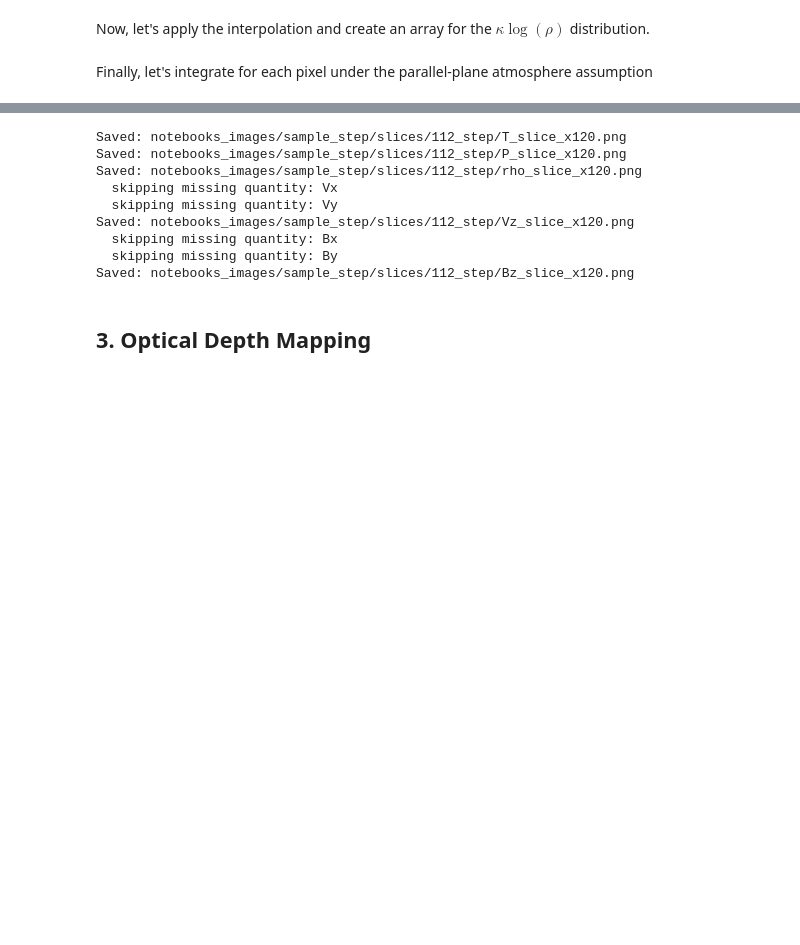
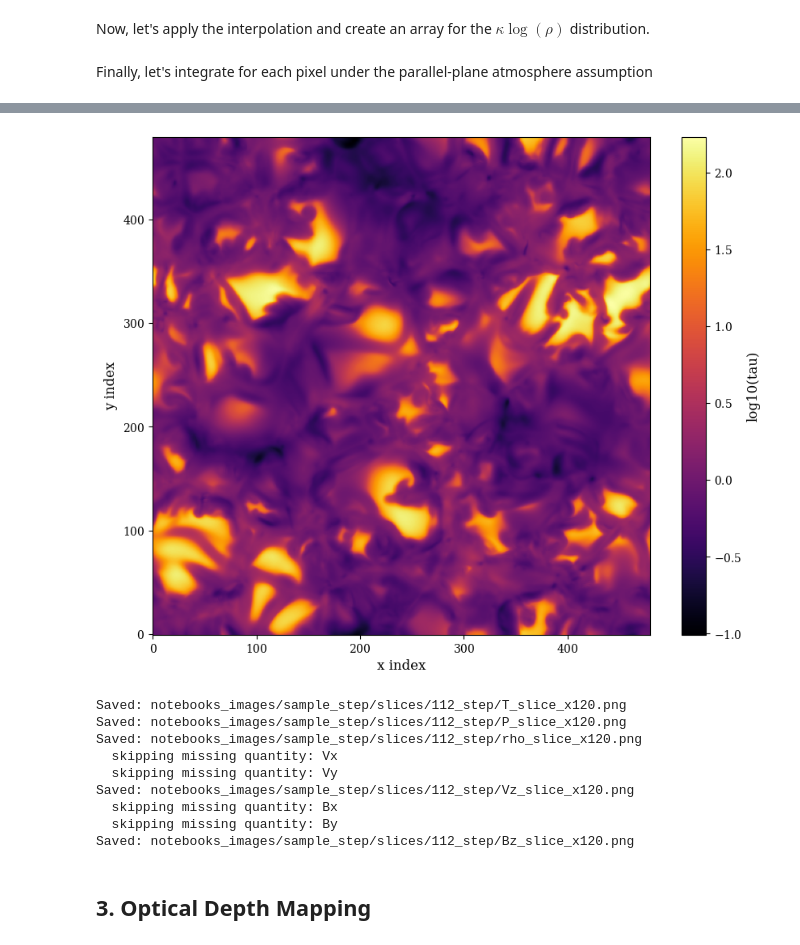
Before and after one commit to juagudeloo/Tesis_maestria_OAN, a Jupyter notebook: notebooks/1-muram_mhd_data.ipynb, the cells around one changed output, grey strips where cells are left out. Cells and saved outputs as stored; diff of their text form; code cells hidden in the pictures; blank space fills up the shorter version.

```diff
--- a/notebooks/1-muram_mhd_data.ipynb
+++ b/notebooks/1-muram_mhd_data.ipynb
@@ -588,3 +599,11 @@ muram_logtau = compute_logtau(kappa_rho, dz=10*u.km)
+# %%
+plt.imshow(muram_logtau[:, :, 180], origin="lower", cmap="inferno")
+plt.colorbar(label="log10(tau)")
+plt.xlabel("x index")
+plt.ylabel("y index")
+plt.show()
+# %% [output]
+[figure, added]
 # %%
 def plot_slices_with_tau_contour(data, logtau, height_levels=None, pixel_size_km = 25,
                                      x_idx=100, quantities=None, default_cmap="viridis",
```
Also changed, not shown: parts of 5 cells of this notebook, 3 other files.
